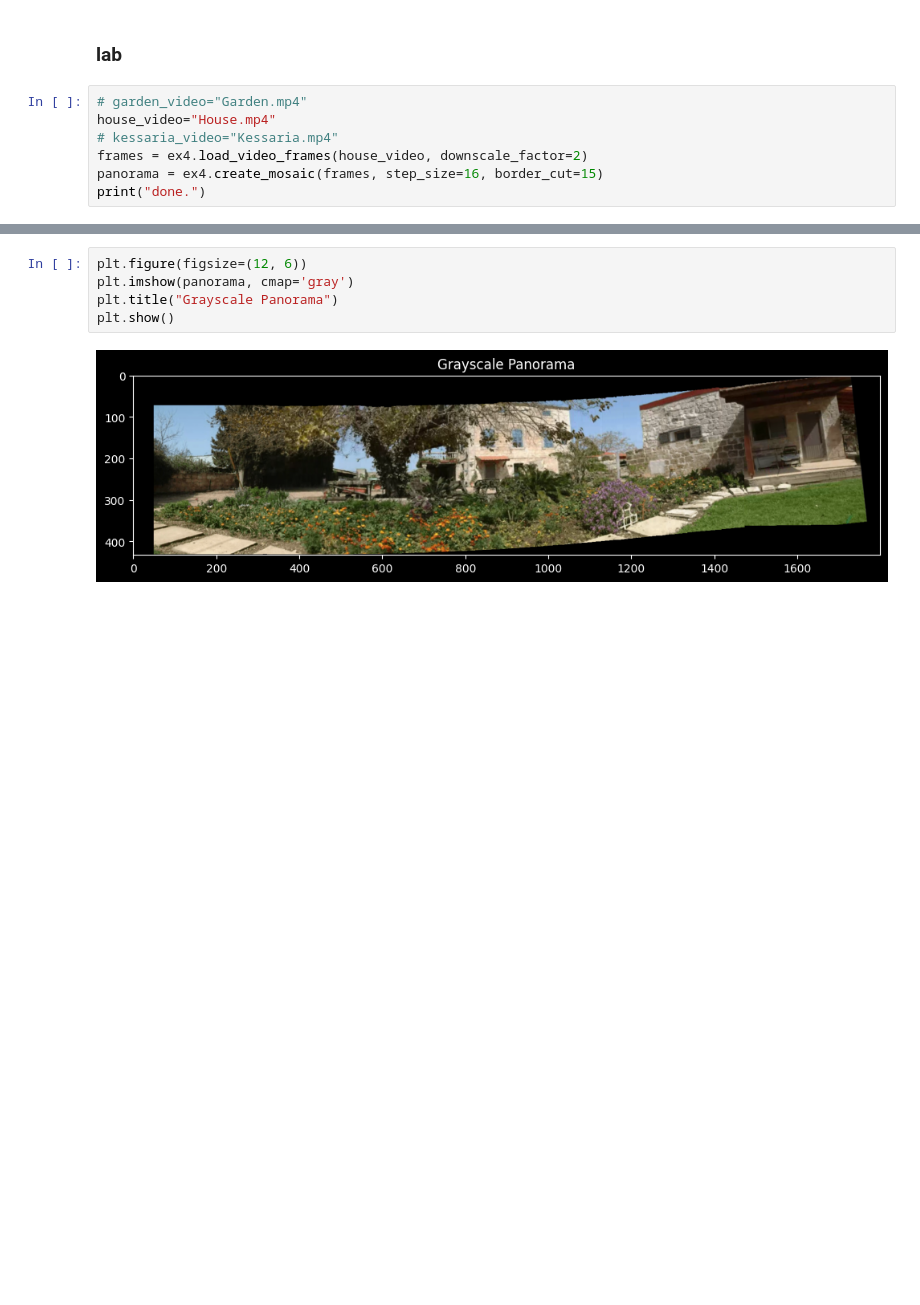
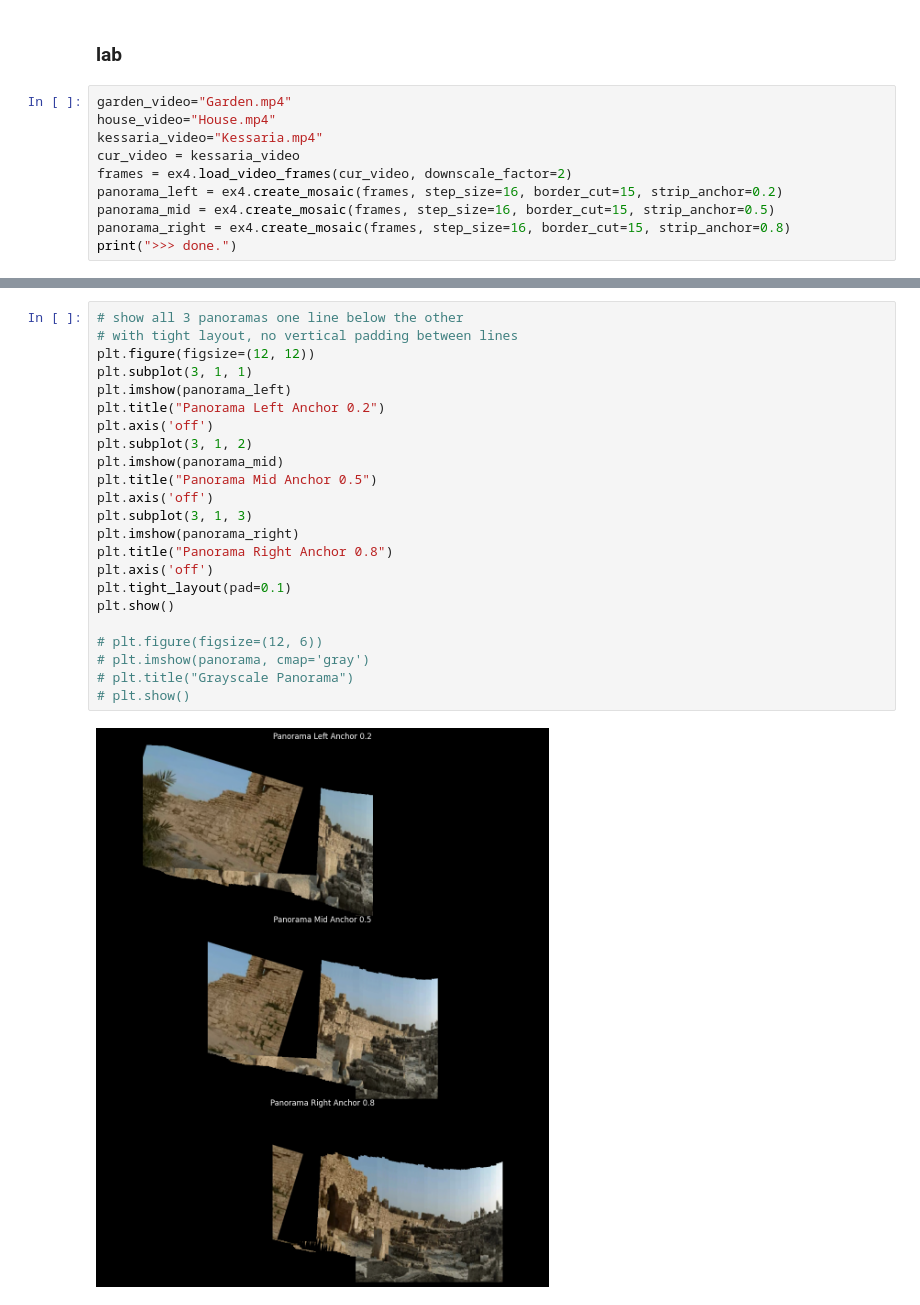
Before and after one commit to ronlevin1/Stereo_Mosaic, a Jupyter notebook: lab.ipynb, the cells around one changed output, grey strips where cells are left out. Cells and saved outputs as stored; diff of their text form; blank space fills up the shorter version.

Commit message:
added mosaic creation with dynamic strip width based on anchor point.

```diff
--- a/lab.ipynb
+++ b/lab.ipynb
@@ -74,10 +71,13 @@ modular_ex4.save_panorama(simple_panorama, filename="center_view.jpg")
 # %% [markdown]
 ### lab
 # %%
-# garden_video="Garden.mp4"
+garden_video="Garden.mp4"
 house_video="House.mp4"
-# kessaria_video="Kessaria.mp4"
-frames = ex4.load_video_frames(house_video, downscale_factor=2)
-panorama = ex4.create_mosaic(frames, step_size=16, border_cut=15)
-print("done.")
+kessaria_video="Kessaria.mp4"
+cur_video = kessaria_video
+frames = ex4.load_video_frames(cur_video, downscale_factor=2)
+panorama_left = ex4.create_mosaic(frames, step_size=16, border_cut=15, strip_anchor=0.2)
+panorama_mid = ex4.create_mosaic(frames, step_size=16, border_cut=15, strip_anchor=0.5)
+panorama_right = ex4.create_mosaic(frames, step_size=16, border_cut=15, strip_anchor=0.8)
+print(">>> done.")
 # %% [output]
@@ -100,9 +100,27 @@ Stitched 420/435
 done.
 # %%
-plt.figure(figsize=(12, 6))
-plt.imshow(panorama, cmap='gray')
-plt.title("Grayscale Panorama")
+# show all 3 panoramas one line below the other
+# with tight layout, no vertical padding between lines
+plt.figure(figsize=(12, 12))
+plt.subplot(3, 1, 1)
+plt.imshow(panorama_left)
+plt.title("Panorama Left Anchor 0.2")
+plt.axis('off')
+plt.subplot(3, 1, 2)
+plt.imshow(panorama_mid)
+plt.title("Panorama Mid Anchor 0.5")
+plt.axis('off')
+plt.subplot(3, 1, 3)
+plt.imshow(panorama_right)
+plt.title("Panorama Right Anchor 0.8")
+plt.axis('off')
+plt.tight_layout(pad=0.1)
 plt.show()
+
+# plt.figure(figsize=(12, 6))
+# plt.imshow(panorama, cmap='gray')
+# plt.title("Grayscale Panorama")
+# plt.show()
 # %% [output]
-[figure, old version]
+[figure, new version]
 # %%
```
Also changed, not shown: parts of 8 cells of this notebook, 2 other files.
